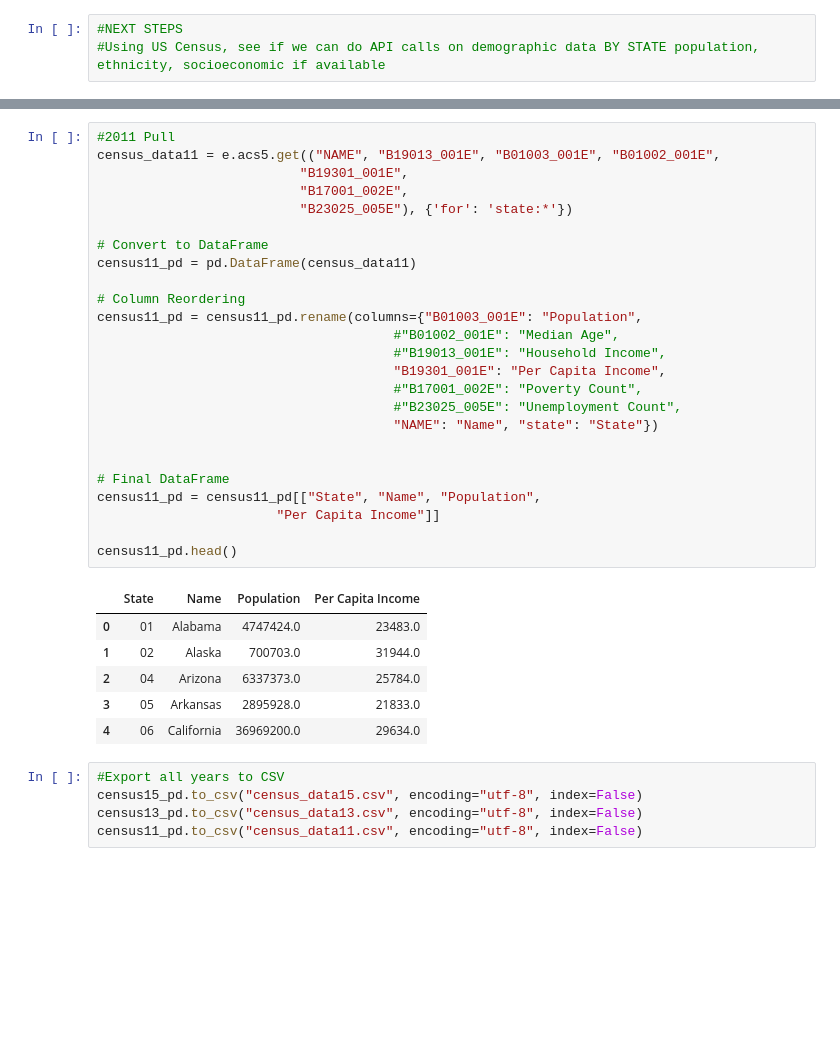
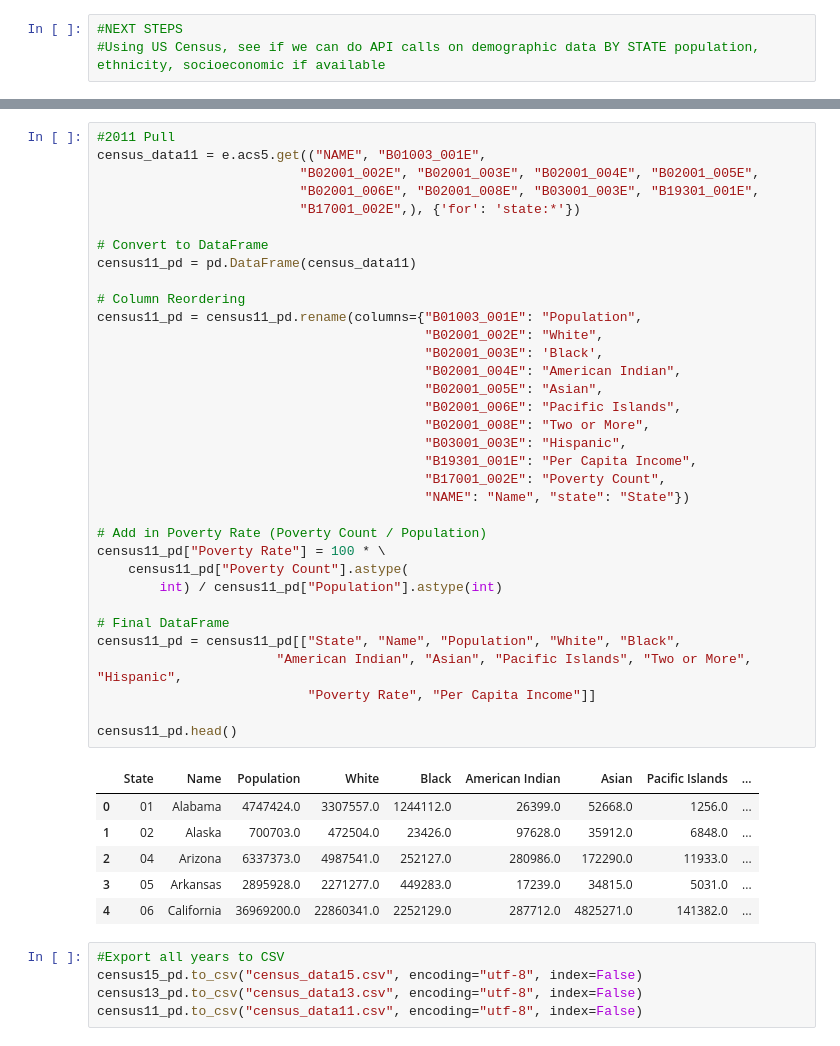
Before and after one commit to hannahduncan/bullying-in-america, a Jupyter notebook: NationalStats.ipynb, the cells around one changed output, grey strips where cells are left out. Drawn from its saved outputs; the diff is of its cells as text; blank space fills up the shorter version.

```diff
--- a/NationalStats.ipynb
+++ b/NationalStats.ipynb
@@ -236,35 +254,44 @@ census13_pd.head()
 # %%
 #2011 Pull
-census_data11 = e.acs5.get(("NAME", "B19013_001E", "B01003_001E", "B01002_001E",
-                          "B19301_001E",
-                          "B17001_002E",
-                          "B23025_005E"), {'for': 'state:*'})
+census_data11 = e.acs5.get(("NAME", "B01003_001E",
+                          "B02001_002E", "B02001_003E", "B02001_004E", "B02001_005E",
+                          "B02001_006E", "B02001_008E", "B03001_003E", "B19301_001E",
+                          "B17001_002E",), {'for': 'state:*'})
 
 # Convert to DataFrame
 census11_pd = pd.DataFrame(census_data11)
 
 # Column Reordering
 census11_pd = census11_pd.rename(columns={"B01003_001E": "Population",
-                                      #"B01002_001E": "Median Age",
-                                      #"B19013_001E": "Household Income",
-                                      "B19301_001E": "Per Capita Income",
-                                      #"B17001_002E": "Poverty Count",
-                                      #"B23025_005E": "Unemployment Count",
-                                      "NAME": "Name", "state": "State"})
+                                          "B02001_002E": "White",
+                                          "B02001_003E": 'Black',
+                                          "B02001_004E": "American Indian",
+                                          "B02001_005E": "Asian",
+                                          "B02001_006E": "Pacific Islands",
+                                          "B02001_008E": "Two or More",
+                                          "B03001_003E": "Hispanic",
+                                          "B19301_001E": "Per Capita Income",
+                                          "B17001_002E": "Poverty Count",
+                                          "NAME": "Name", "state": "State"})
 
+# Add in Poverty Rate (Poverty Count / Population)
+census11_pd["Poverty Rate"] = 100 * \
+    census11_pd["Poverty Count"].astype(
+        int) / census11_pd["Population"].astype(int)
 
 # Final DataFrame
-census11_pd = census11_pd[["State", "Name", "Population",
-                       "Per Capita Income"]]
+census11_pd = census11_pd[["State", "Name", "Population", "White", "Black",
+                       "American Indian", "Asian", "Pacific Islands", "Two or More", "Hispanic",
+                           "Poverty Rate", "Per Capita Income"]]
 
 census11_pd.head()
 # %% [output]
-|  | State | Name | Population | Per Capita Income |
-| 0 | 01 | Alabama | 4747424.0 | 23483.0 |
-| 1 | 02 | Alaska | 700703.0 | 31944.0 |
-| 2 | 04 | Arizona | 6337373.0 | 25784.0 |
-| 3 | 05 | Arkansas | 2895928.0 | 21833.0 |
-| 4 | 06 | California | 36969200.0 | 29634.0 |
+|  | State | Name | Population | White | Black | American Indian | Asian | Pacific Islands | ... |
+| 0 | 01 | Alabama | 4747424.0 | 3307557.0 | 1244112.0 | 26399.0 | 52668.0 | 1256.0 | ... |
+| 1 | 02 | Alaska | 700703.0 | 472504.0 | 23426.0 | 97628.0 | 35912.0 | 6848.0 | ... |
+| 2 | 04 | Arizona | 6337373.0 | 4987541.0 | 252127.0 | 280986.0 | 172290.0 | 11933.0 | ... |
+| 3 | 05 | Arkansas | 2895928.0 | 2271277.0 | 449283.0 | 17239.0 | 34815.0 | 5031.0 | ... |
+| 4 | 06 | California | 36969200.0 | 22860341.0 | 2252129.0 | 287712.0 | 4825271.0 | 141382.0 | ... |
 # %%
 #Export all years to CSV
 census15_pd.to_csv("census_data15.csv", encoding="utf-8", index=False)
```
Also changed, not shown: parts of 3 cells of this notebook, 4 other files.
